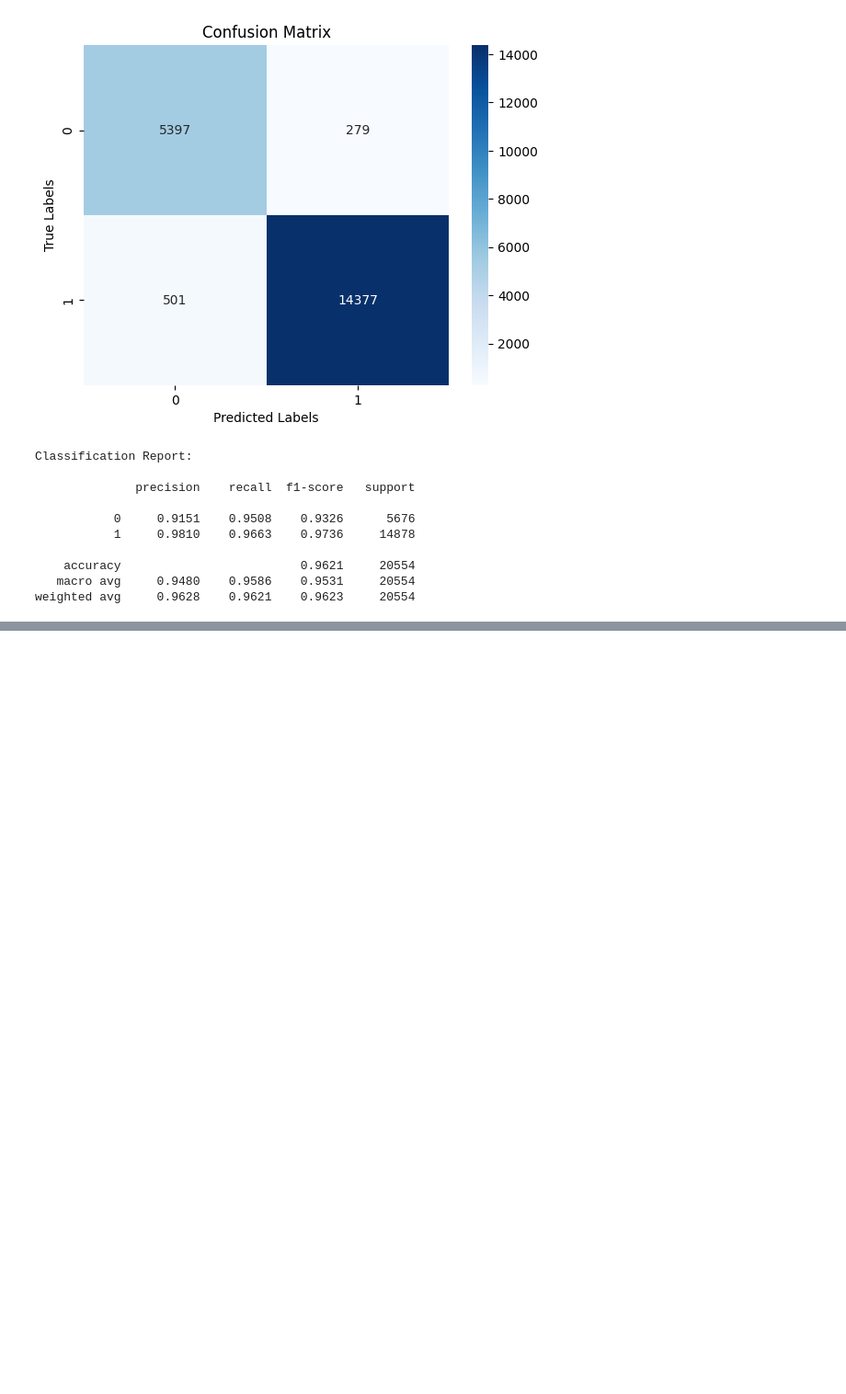
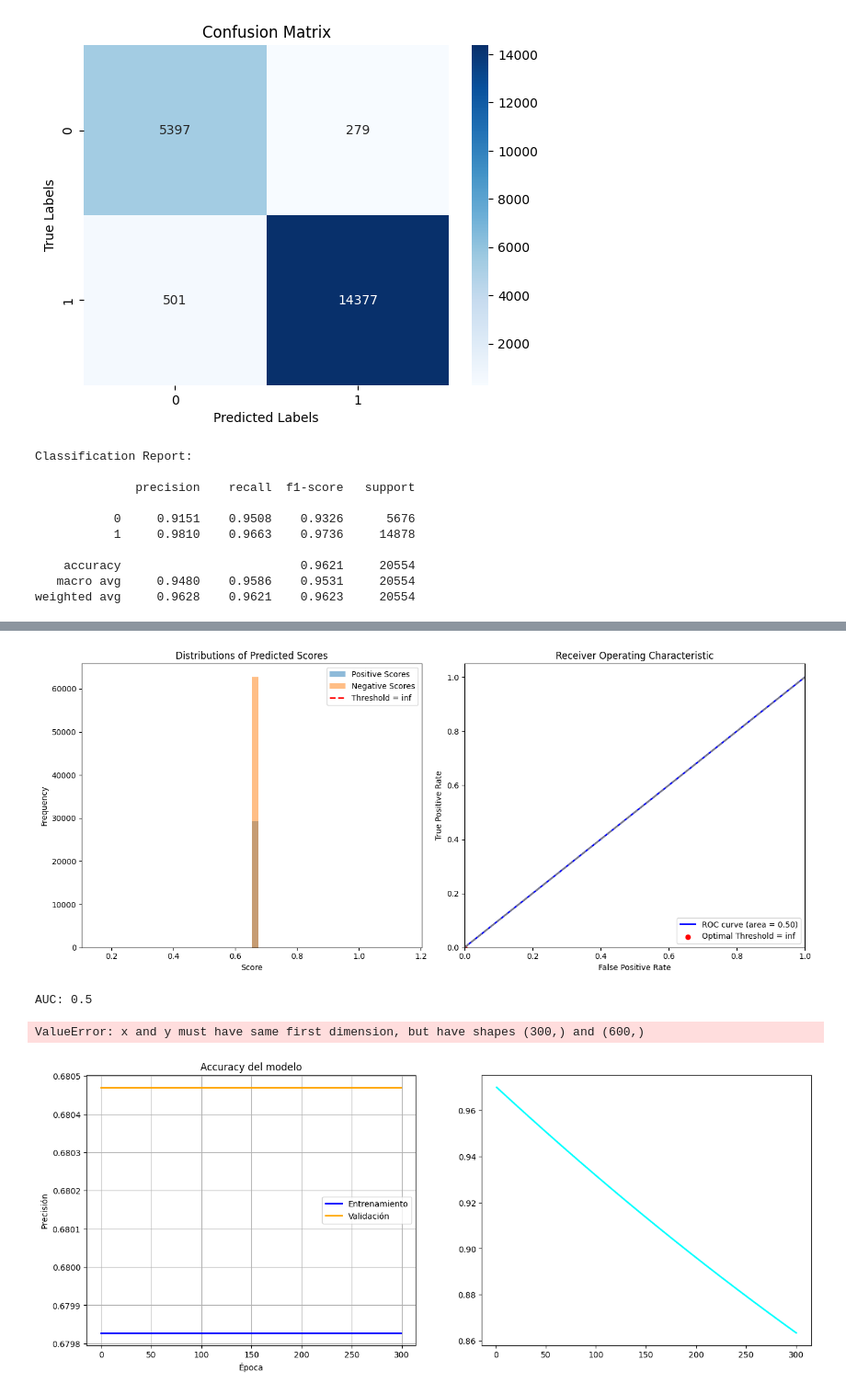
Before and after one commit to valesteban/TESIS, a Jupyter notebook: trainingBinaryClass.ipynb, the cells around one changed output, grey strips where cells are left out. Shown at 92% size. Cells and saved outputs as stored; diff of their text form; code cells hidden in the pictures; blank space fills up the shorter version.

```diff
--- a/trainingBinaryClass.ipynb
+++ b/trainingBinaryClass.ipynb
@@ -1454,0 +1465,9 @@ weighted avg     0.9628    0.9621    0.9623     20554
+# %%
+# ----------- 1. Create DGL Graph -------------- #
+data_path = "datasets/DGL_Graph/MYCODEDiGraph/"
+# data_path = "datasets/DGL_Graph/MYCODEDiGraphDegree/"
+gnn = GNN(debug=False)
+gnn.load_dataset( data_path, force_reload=True)
+gnn.split_dataset_edges(0.6)
+
+labels = gnn.dgl_graph.edata["Relationship"].float()
@@ -1454,0 +1515,66 @@ weighted avg     0.9628    0.9621    0.9623     20554
+# %%
+# ----------- 3. Defina MLP predictor and Optimizer -------------- #
+pred = MLPPredictor(1,1)
+optimizer = torch.optim.Adam( pred.parameters(), lr=0.001)
+
+# ----------- 4. Traing Loop -------------- #
+model_complexity = []
+
+acc_val = []
+acc_train = []
+
+train_error = []
+val_error = []
+
+
+for epoch in range(300):
+    pred.train()
+    logits =  pred(gnn.dgl_graph, gnn.dgl_graph.ndata["h"])
+
+    # Calculo pérdida --------------------------------------------------------
+    # Calcular la pérdida en el conjunto de entrenamiento --------------------
+    train_loss = F.binary_cross_entropy_with_logits(logits[gnn.dgl_graph.edata["train_mask"]], labels[gnn.dgl_graph.edata["train_mask"]])
+    train_error.append(train_loss.item())
+
+    # Calcular la pérdida en el conjunto de validación -----------------------
+    val_loss = F.binary_cross_entropy_with_logits(logits[gnn.dgl_graph.edata["val_mask"]], labels[gnn.dgl_graph.edata["val_mask"]])
+    val_error.append(val_loss.item())
+
+    # Calcular la pérdida en el conjunto de validación -----------------------
+    val_loss = F.binary_cross_entropy_with_logits(logits[gnn.dgl_graph.edata["val_mask"]], labels[gnn.dgl_graph.edata["val_mask"]])
+    val_error.append(val_loss.item())
+
+    # Calculo accuracy -------------------------------------------------------
+    # Calcular la precisión en el conjunto de entrenamiento
+    train_acc = logits[gnn.dgl_graph.edata["train_mask"]]
+
+    # Calcular la precisión en el conjunto de validación
+    val_acc = logits[gnn.dgl_graph.edata["val_mask"]]
+
+    # Guardar los valores de precisión
+    acc_train.append(train_acc)
+    acc_val.append(val_acc)
+
+    # Guardar la complejidad (epochs) del modelo (aquí usamos el número de épocas)
+    model_complexity.append(epoch + 1)
+
+    optimizer.zero_grad()
+    # train_loss.backward()
+    train_loss.backward()
+    optimizer.step()
+
+    if epoch % 10 == 0:
+        print('In epoch {}, train loss: {}'.format(epoch, train_loss))
+
+
+# ----------- 5. Definir threashold -------------- #
+
+true_train_labels = gnn.dgl_graph.edata["Relationship"][gnn.dgl_graph.edata["test_mask"]]
+predicted_train_scores = logits.detach().numpy()[gnn.dgl_graph.edata["test_mask"]]
+optimal_threshold = plot_roc_curve(true_train_labels,predicted_train_scores)
+
+
+# ----------- 6. plot the loss and accuracy de training-------------- #
+
+plot_training(gnn,train_error,acc_train,val_error,acc_val,model_complexity,optimal_threshold)
+# %% [output]
@@ -1454,0 +1598,4 @@ weighted avg     0.9628    0.9621    0.9623     20554
+[figure, added]
+AUC: 0.5
+ValueError: x and y must have same first dimension, but have shapes (300,) and (600,)
+[figure, added]
```
Also changed, not shown: parts of 7 cells of this notebook.
